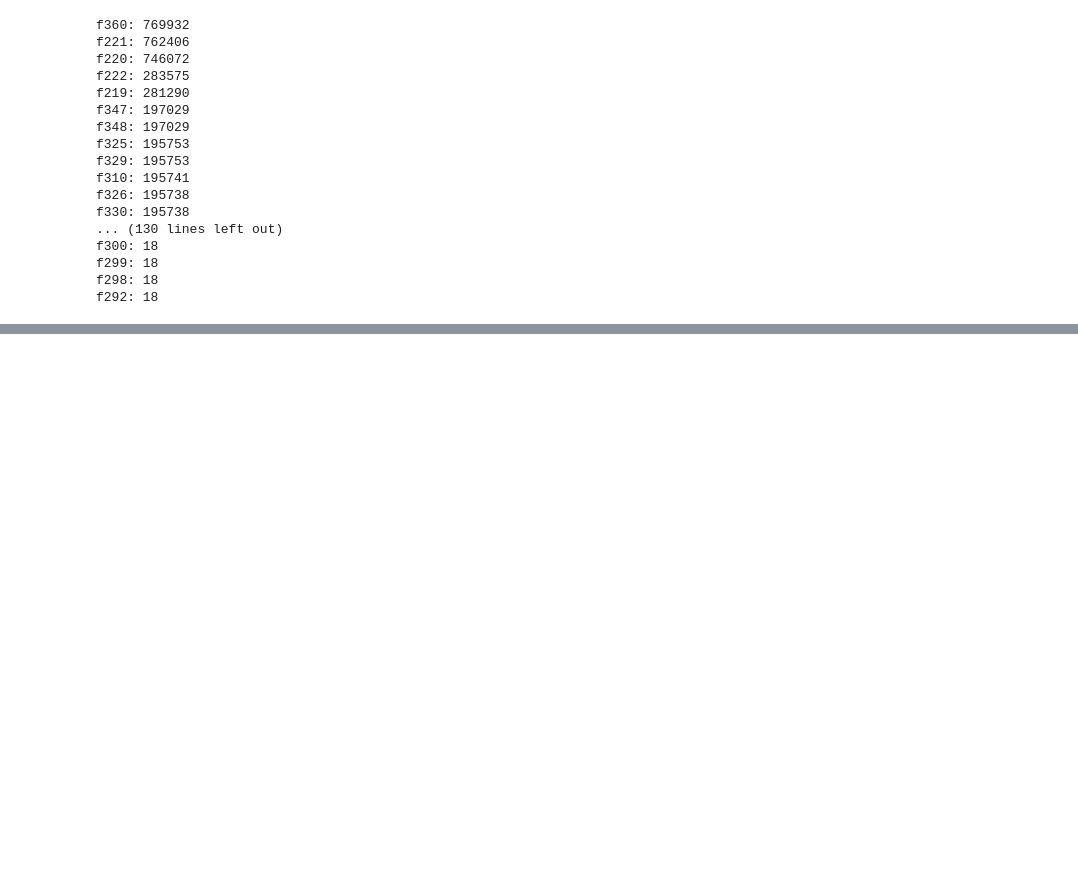
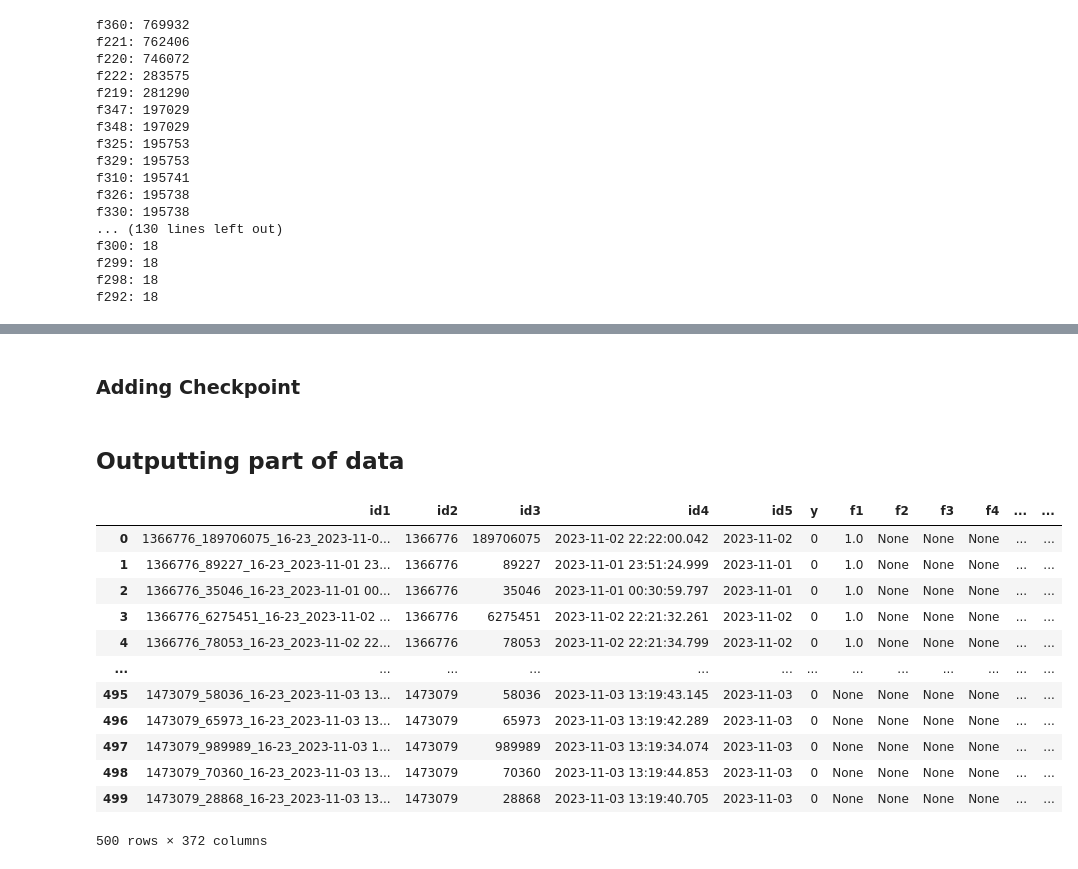
Before and after one commit to aryanthepain/AMEX_hack, a Jupyter notebook: hi.ipynb, the cells around one changed output, grey strips where cells are left out. Saved outputs shown, nothing was run; the diff lists cells and outputs as text; code cells hidden in the pictures; blank space fills up the shorter version.

```diff
--- a/hi.ipynb
+++ b/hi.ipynb
@@ -158,27 +174,37 @@ len(categorical_cols), len(one_hot_cols), len(numerical_cols)
 # %%
 # High-missing
+print(len(high_null_cols))
+i=0
 for col in high_null_cols:
+    print(i, col)
     if col in numerical_cols:
         train_df[col] = train_df[col].fillna(0)
     elif col in one_hot_cols:
         train_df[col] = train_df[col].fillna(0)
     elif col in categorical_cols:
         train_df[col] = train_df[col].fillna('missing')
+    i+=1
 
 # Moderate-missing
+i=0
 for col in moderate_null_cols:
+    print(i, col)
     if col in numerical_cols:
         train_df[col] = train_df[col].fillna(train_df[col].median())
     elif col in one_hot_cols:
         train_df[col] = train_df[col].fillna(0)
     elif col in categorical_cols:
         train_df[col] = train_df[col].fillna(train_df[col].mode()[0])
+    i+=1
 
 # Low-missing
+i=0
 for col in low_null_cols:
+    print(i, col)
     if col in numerical_cols:
         train_df[col] = train_df[col].fillna(train_df[col].median())
     elif col in one_hot_cols:
         train_df[col] = train_df[col].fillna(0)
     elif col in categorical_cols:
         train_df[col] = train_df[col].fillna(train_df[col].mode()[0])
+    i+=1
@@ -184,0 +246,2 @@ for col in low_null_cols:
+# %% [markdown]
+### Adding Checkpoint
@@ -184,0 +251,2 @@ for col in low_null_cols:
+# %% [markdown]
+## Outputting part of data
@@ -184,0 +258,16 @@ for col in low_null_cols:
+# %%
+train_df.head(500)  # Display the first 500 rows of the train_df
+# %% [output]
+|  | id1 | id2 | id3 | id4 | id5 | y | f1 | f2 | f3 | f4 | ... | ... |
+| 0 | 1366776_189706075_16-23_2023-11-0... | 1366776 | 189706075 | 2023-11-02 22:22:00.042 | 2023-11-02 | 0 | 1.0 | None | None | None | ... | ... |
+| 1 | 1366776_89227_16-23_2023-11-01 23... | 1366776 | 89227 | 2023-11-01 23:51:24.999 | 2023-11-01 | 0 | 1.0 | None | None | None | ... | ... |
+| 2 | 1366776_35046_16-23_2023-11-01 00... | 1366776 | 35046 | 2023-11-01 00:30:59.797 | 2023-11-01 | 0 | 1.0 | None | None | None | ... | ... |
+| 3 | 1366776_6275451_16-23_2023-11-02 ... | 1366776 | 6275451 | 2023-11-02 22:21:32.261 | 2023-11-02 | 0 | 1.0 | None | None | None | ... | ... |
+| 4 | 1366776_78053_16-23_2023-11-02 22... | 1366776 | 78053 | 2023-11-02 22:21:34.799 | 2023-11-02 | 0 | 1.0 | None | None | None | ... | ... |
+| ... | ... | ... | ... | ... | ... | ... | ... | ... | ... | ... | ... | ... |
+| 495 | 1473079_58036_16-23_2023-11-03 13... | 1473079 | 58036 | 2023-11-03 13:19:43.145 | 2023-11-03 | 0 | None | None | None | None | ... | ... |
+| 496 | 1473079_65973_16-23_2023-11-03 13... | 1473079 | 65973 | 2023-11-03 13:19:42.289 | 2023-11-03 | 0 | None | None | None | None | ... | ... |
+| 497 | 1473079_989989_16-23_2023-11-03 1... | 1473079 | 989989 | 2023-11-03 13:19:34.074 | 2023-11-03 | 0 | None | None | None | None | ... | ... |
+| 498 | 1473079_70360_16-23_2023-11-03 13... | 1473079 | 70360 | 2023-11-03 13:19:44.853 | 2023-11-03 | 0 | None | None | None | None | ... | ... |
+| 499 | 1473079_28868_16-23_2023-11-03 13... | 1473079 | 28868 | 2023-11-03 13:19:40.705 | 2023-11-03 | 0 | None | None | None | None | ... | ... |
+500 rows × 372 columns
```
Also changed, not shown: parts of 20 cells of this notebook.
